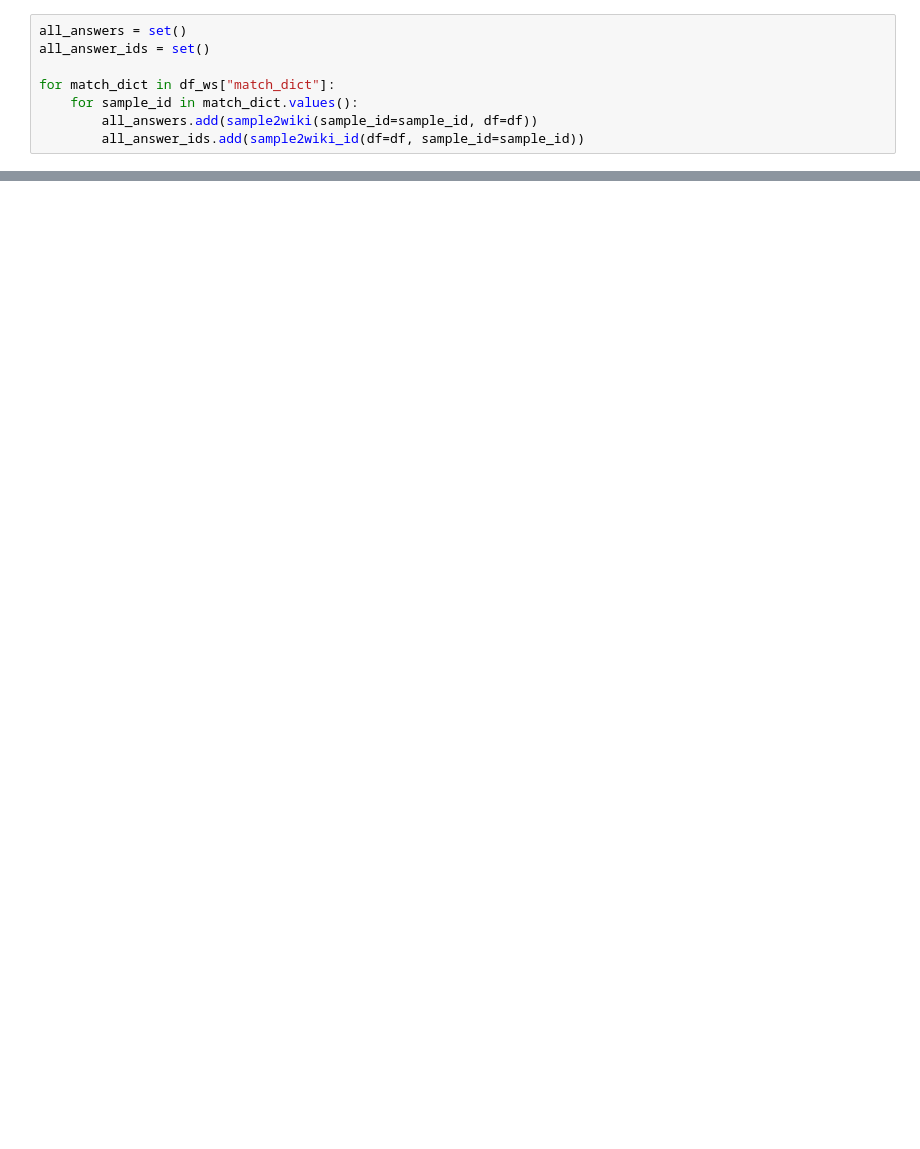
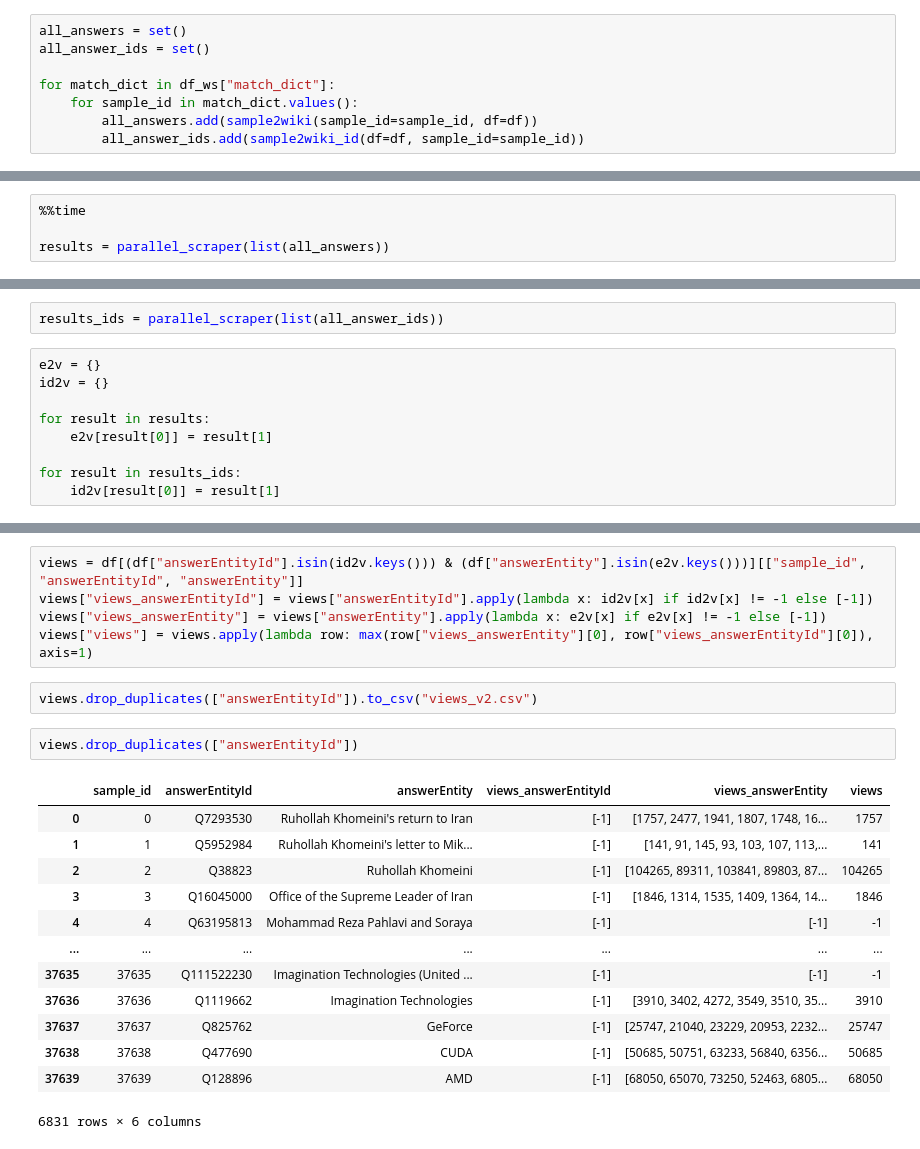
Before and after one commit to b-l-a-i-n/knowledge_fusion, a Jupyter notebook: notebooks/wikimedia.ipynb, the cells around one changed output, grey strips where cells are left out. Cells and saved outputs as stored; diff of their text form; blank space fills up the shorter version.

```diff
--- a/notebooks/wikimedia.ipynb
+++ b/notebooks/wikimedia.ipynb
@@ -375,0 +386,4 @@ Error fetching data for Tuberculosis and tuberculosis/HIV/AIDS-associated mortal
+# %%
+%%time
+
+results = parallel_scraper(list(all_answers))
@@ -375,0 +413,11 @@ Error fetching data for Tuberculosis and tuberculosis/HIV/AIDS-associated mortal
+# %%
+results_ids = parallel_scraper(list(all_answer_ids))
+# %%
+e2v = {}
+id2v = {}
+
+for result in results:
+    e2v[result[0]] = result[1]
+
+for result in results_ids:
+    id2v[result[0]] = result[1]
@@ -375,0 +440,23 @@ Error fetching data for Tuberculosis and tuberculosis/HIV/AIDS-associated mortal
+# %%
+views = df[(df["answerEntityId"].isin(id2v.keys())) & (df["answerEntity"].isin(e2v.keys()))][["sample_id", "answerEntityId", "answerEntity"]]
+views["views_answerEntityId"] = views["answerEntityId"].apply(lambda x: id2v[x] if id2v[x] != -1 else [-1])
+views["views_answerEntity"] = views["answerEntity"].apply(lambda x: e2v[x] if e2v[x] != -1 else [-1])
+views["views"] = views.apply(lambda row: max(row["views_answerEntity"][0], row["views_answerEntityId"][0]), axis=1)
+# %%
+views.drop_duplicates(["answerEntityId"]).to_csv("views_v2.csv")
+# %%
+views.drop_duplicates(["answerEntityId"])
+# %% [output]
+|  | sample_id | answerEntityId | answerEntity | views_answerEntityId | views_answerEntity | views |
+| 0 | 0 | Q7293530 | Ruhollah Khomeini's return to Iran | [-1] | [1757, 2477, 1941, 1807, 1748, 16... | 1757 |
+| 1 | 1 | Q5952984 | Ruhollah Khomeini's letter to Mik... | [-1] | [141, 91, 145, 93, 103, 107, 113,... | 141 |
+| 2 | 2 | Q38823 | Ruhollah Khomeini | [-1] | [104265, 89311, 103841, 89803, 87... | 104265 |
+| 3 | 3 | Q16045000 | Office of the Supreme Leader of Iran | [-1] | [1846, 1314, 1535, 1409, 1364, 14... | 1846 |
+| 4 | 4 | Q63195813 | Mohammad Reza Pahlavi and Soraya | [-1] | [-1] | -1 |
+| ... | ... | ... | ... | ... | ... | ... |
+| 37635 | 37635 | Q111522230 | Imagination Technologies (United ... | [-1] | [-1] | -1 |
+| 37636 | 37636 | Q1119662 | Imagination Technologies | [-1] | [3910, 3402, 4272, 3549, 3510, 35... | 3910 |
+| 37637 | 37637 | Q825762 | GeForce | [-1] | [25747, 21040, 23229, 20953, 2232... | 25747 |
+| 37638 | 37638 | Q477690 | CUDA | [-1] | [50685, 50751, 63233, 56840, 6356... | 50685 |
+| 37639 | 37639 | Q128896 | AMD | [-1] | [68050, 65070, 73250, 52463, 6805... | 68050 |
+6831 rows × 6 columns
```
Also changed, not shown: parts of 15 cells of this notebook.
